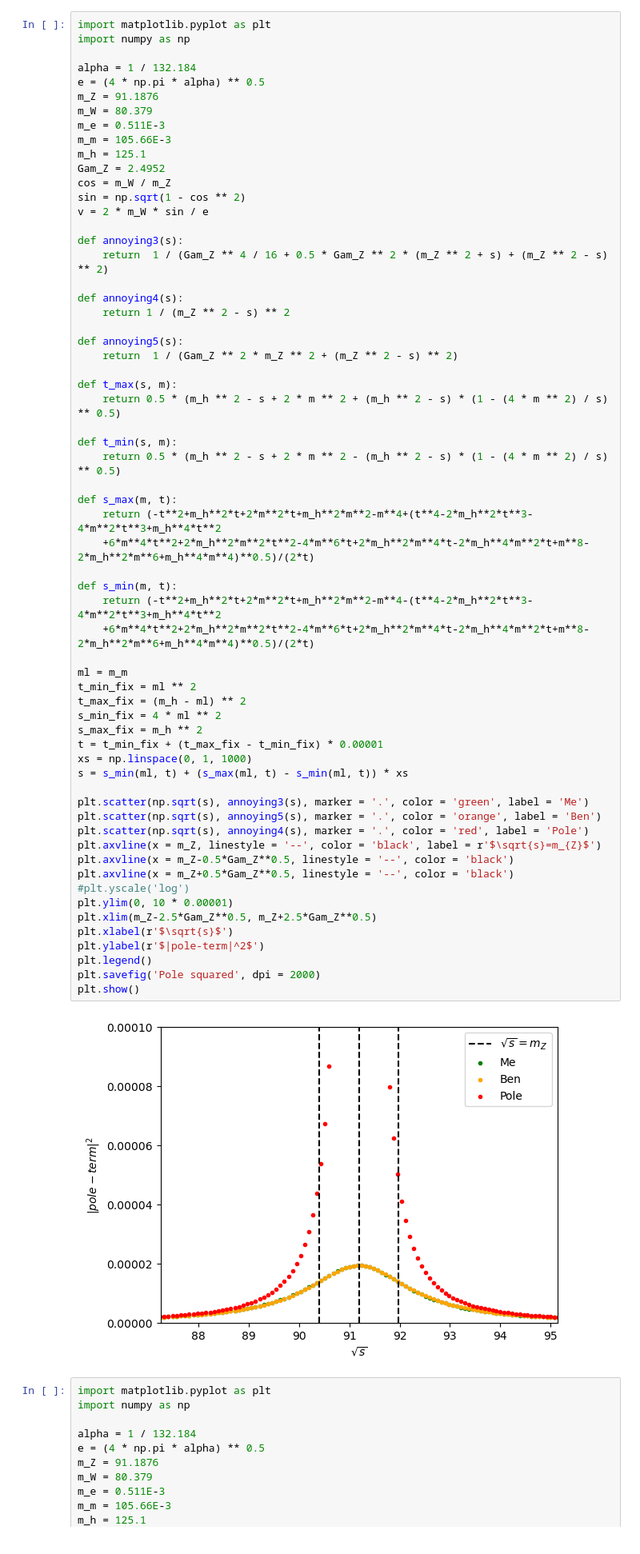
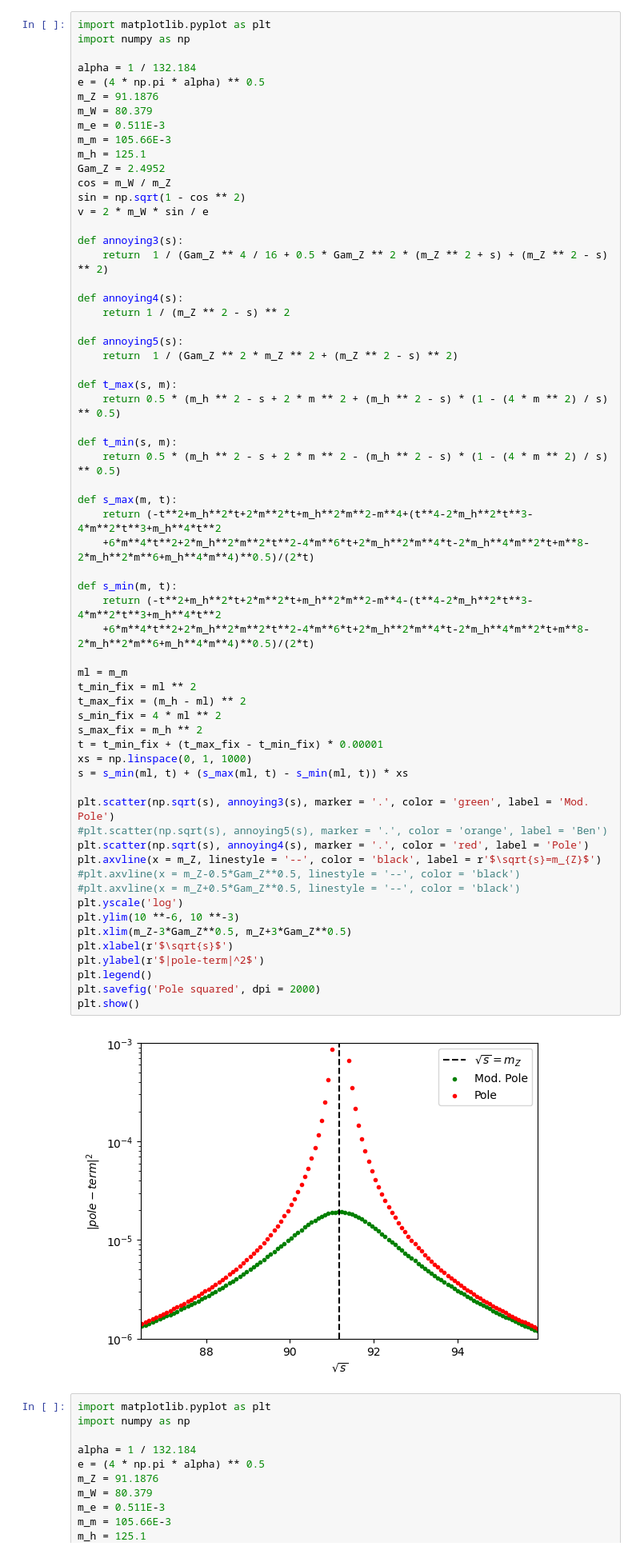
Before and after one commit to lucatocci/Masters, a Jupyter notebook: Masters Project/Poles.ipynb, the cells around one changed output. Shown: that part at 80% size. Drawn from its saved outputs; the diff is of its cells as text.

```diff
--- a/Masters Project/Poles.ipynb
+++ b/Masters Project/Poles.ipynb
@@ -27,41 +27,41 @@ def t_max(s, m):
     return 0.5 * (m_h ** 2 - s + 2 * m ** 2 + (m_h ** 2 - s) * (1 - (4 * m ** 2) / s) ** 0.5)
 
 def t_min(s, m):
     return 0.5 * (m_h ** 2 - s + 2 * m ** 2 - (m_h ** 2 - s) * (1 - (4 * m ** 2) / s) ** 0.5)
 
 def s_max(m, t):
     return (-t**2+m_h**2*t+2*m**2*t+m_h**2*m**2-m**4+(t**4-2*m_h**2*t**3-4*m**2*t**3+m_h**4*t**2
     +6*m**4*t**2+2*m_h**2*m**2*t**2-4*m**6*t+2*m_h**2*m**4*t-2*m_h**4*m**2*t+m**8-2*m_h**2*m**6+m_h**4*m**4)**0.5)/(2*t)
 
 def s_min(m, t):
     return (-t**2+m_h**2*t+2*m**2*t+m_h**2*m**2-m**4-(t**4-2*m_h**2*t**3-4*m**2*t**3+m_h**4*t**2
     +6*m**4*t**2+2*m_h**2*m**2*t**2-4*m**6*t+2*m_h**2*m**4*t-2*m_h**4*m**2*t+m**8-2*m_h**2*m**6+m_h**4*m**4)**0.5)/(2*t)
 
 ml = m_m
 t_min_fix = ml ** 2
 t_max_fix = (m_h - ml) ** 2
 s_min_fix = 4 * ml ** 2
 s_max_fix = m_h ** 2
 t = t_min_fix + (t_max_fix - t_min_fix) * 0.00001
 xs = np.linspace(0, 1, 1000)
 s = s_min(ml, t) + (s_max(ml, t) - s_min(ml, t)) * xs
 
-plt.scatter(np.sqrt(s), annoying3(s), marker = '.', color = 'green', label = 'Me')
-plt.scatter(np.sqrt(s), annoying5(s), marker = '.', color = 'orange', label = 'Ben')
+plt.scatter(np.sqrt(s), annoying3(s), marker = '.', color = 'green', label = 'Mod. Pole')
+#plt.scatter(np.sqrt(s), annoying5(s), marker = '.', color = 'orange', label = 'Ben')
 plt.scatter(np.sqrt(s), annoying4(s), marker = '.', color = 'red', label = 'Pole')
 plt.axvline(x = m_Z, linestyle = '--', color = 'black', label = r'$\sqrt{s}=m_{Z}$')
-plt.axvline(x = m_Z-0.5*Gam_Z**0.5, linestyle = '--', color = 'black')
-plt.axvline(x = m_Z+0.5*Gam_Z**0.5, linestyle = '--', color = 'black')
-#plt.yscale('log')
-plt.ylim(0, 10 * 0.00001)
-plt.xlim(m_Z-2.5*Gam_Z**0.5, m_Z+2.5*Gam_Z**0.5)
+#plt.axvline(x = m_Z-0.5*Gam_Z**0.5, linestyle = '--', color = 'black')
+#plt.axvline(x = m_Z+0.5*Gam_Z**0.5, linestyle = '--', color = 'black')
+plt.yscale('log')
+plt.ylim(10 **-6, 10 **-3)
+plt.xlim(m_Z-3*Gam_Z**0.5, m_Z+3*Gam_Z**0.5)
 plt.xlabel(r'$\sqrt{s}$')
 plt.ylabel(r'$|pole-term|^2$')
 plt.legend()
 plt.savefig('Pole squared', dpi = 2000)
 plt.show()
 # %% [output]
-[figure, old version]
+[figure, new version]
 # %%
 import matplotlib.pyplot as plt
 import numpy as np
```
Also changed, not shown: 7 other files.
